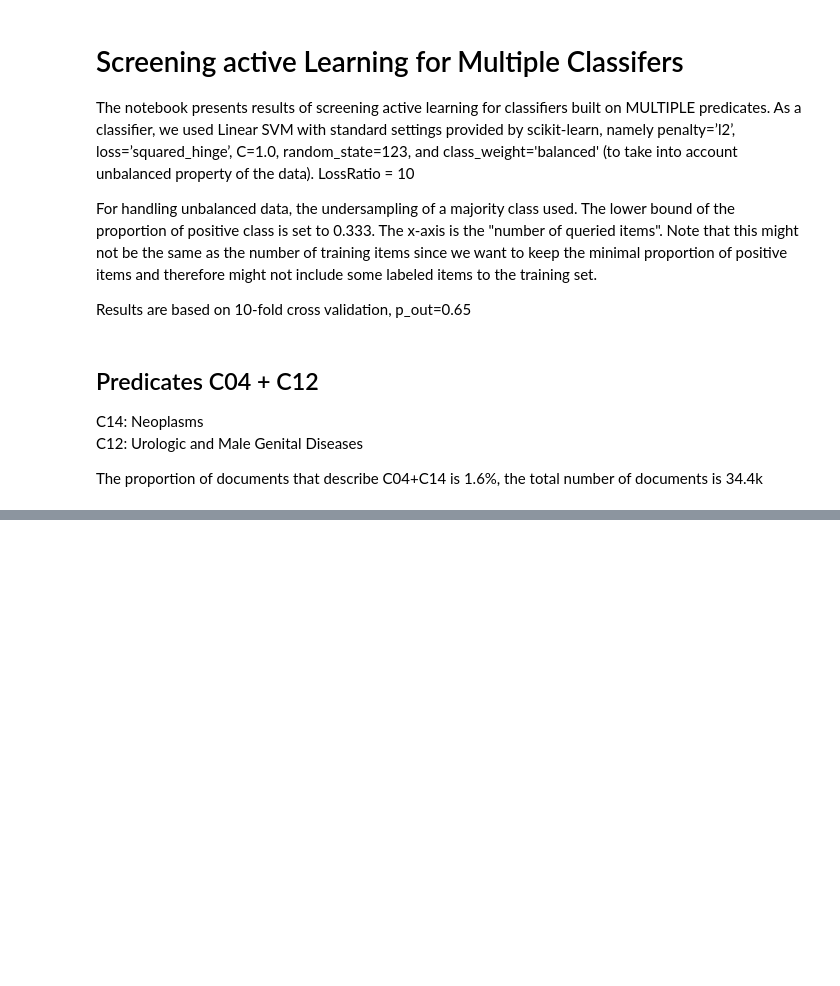
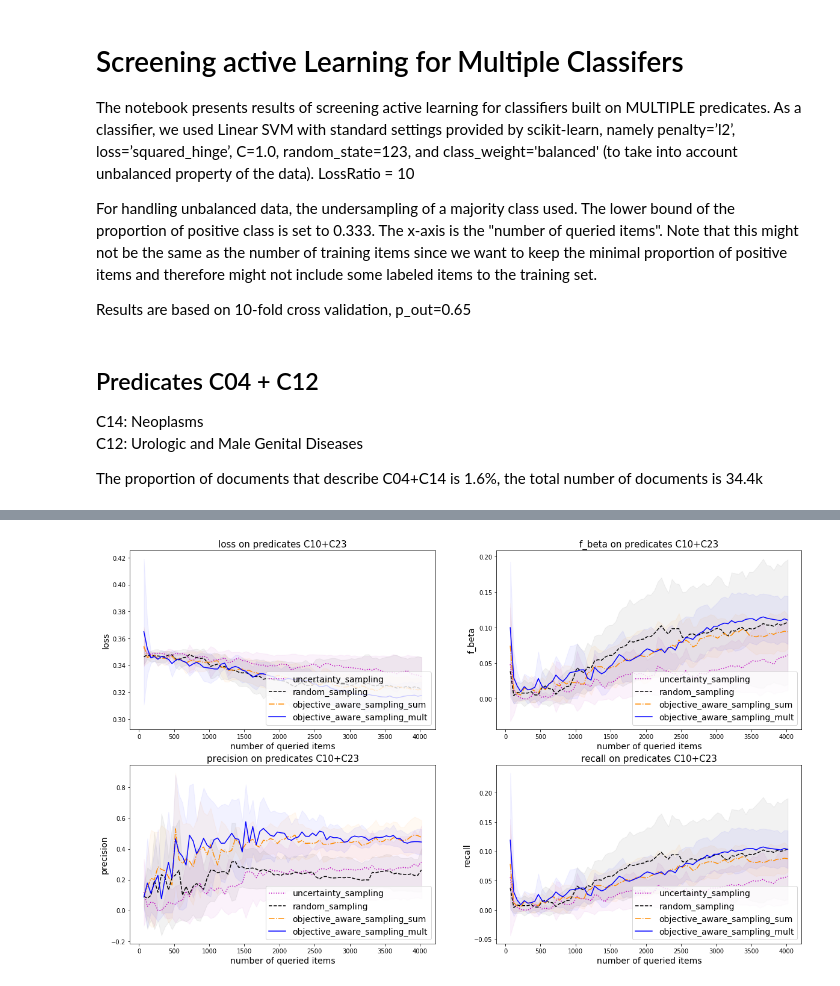
Before and after one commit to Evgeneus/Active-Hybrid-Classificatoin, a Jupyter notebook: notebooks/screening_multi_classifier_al.ipynb, the cells around one changed output, grey strips where cells are left out. Saved outputs shown, nothing was run; the diff lists cells and outputs as text; code cells hidden in the pictures; blank space fills up the shorter version.

```diff
--- a/notebooks/screening_multi_classifier_al.ipynb
+++ b/notebooks/screening_multi_classifier_al.ipynb
@@ -46,0 +54,6 @@ plot(file_name, pred)
+# %%
+pred = ['C10', 'C23']
+file_name = 'screening_al_{}_{}.csv'.format(pred[0], pred[1])
+plot(file_name, pred)
+# %% [output]
+[figure, added]
```
Also changed, not shown: parts of 5 cells of this notebook.
